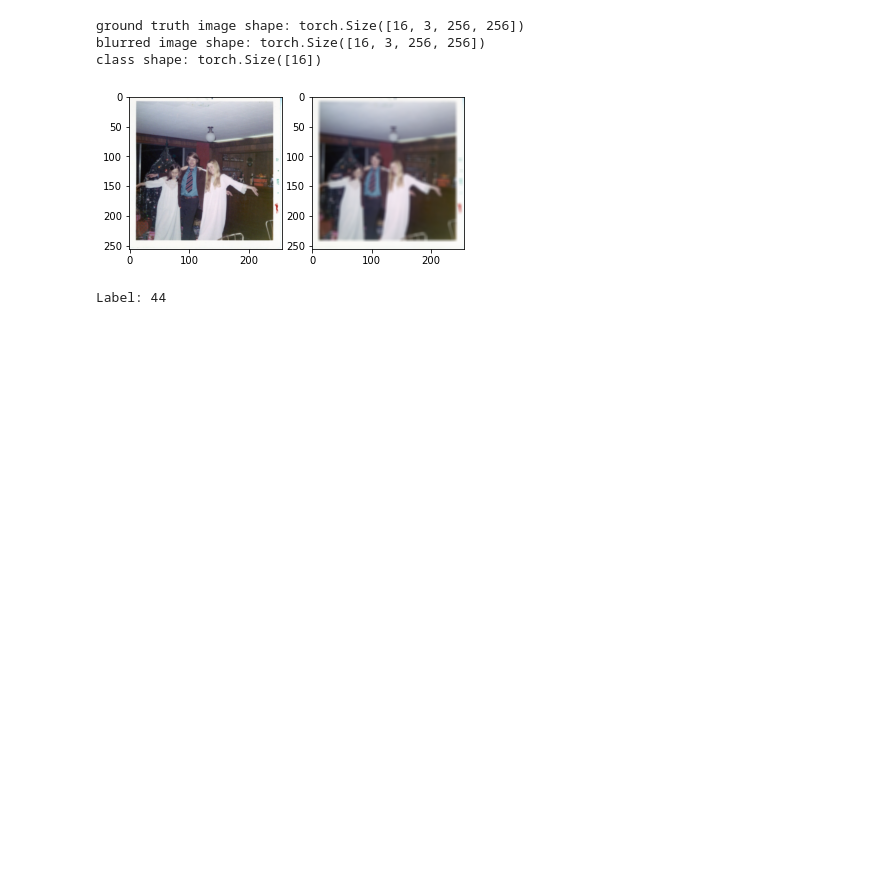
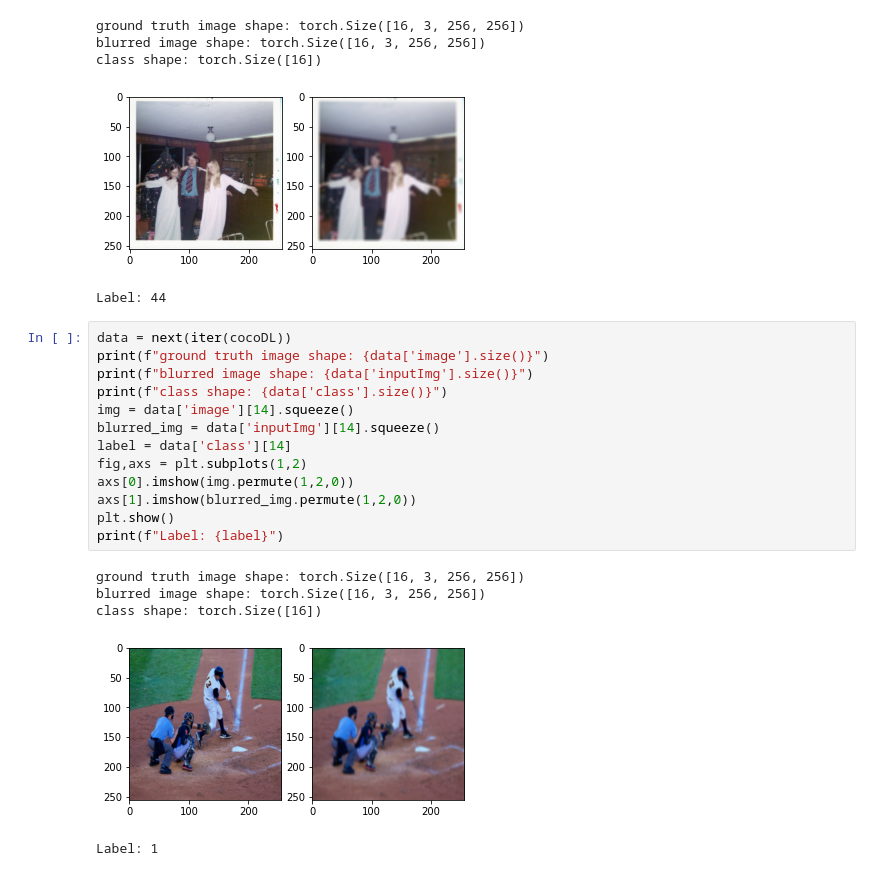
Before and after one commit to kushagraagrawal/Test_Time_Training_Image_Deblurring, a Jupyter notebook: Visualisation_playground.ipynb, the cells around one changed output. Cells and saved outputs as stored; diff of their text form; blank space fills up the shorter version.

```diff
--- a/Visualisation_playground.ipynb
+++ b/Visualisation_playground.ipynb
@@ -58,3 +58,22 @@ blurred image shape: torch.Size([16, 3, 256, 256])
 class shape: torch.Size([16])
 [figure]
 Label: 44
+# %%
+data = next(iter(cocoDL))
+print(f"ground truth image shape: {data['image'].size()}")
+print(f"blurred image shape: {data['inputImg'].size()}")
+print(f"class shape: {data['class'].size()}")
+img = data['image'][14].squeeze()
+blurred_img = data['inputImg'][14].squeeze()
+label = data['class'][14]
+fig,axs = plt.subplots(1,2)
+axs[0].imshow(img.permute(1,2,0))
+axs[1].imshow(blurred_img.permute(1,2,0))
+plt.show()
+print(f"Label: {label}")
+# %% [output]
+ground truth image shape: torch.Size([16, 3, 256, 256])
+blurred image shape: torch.Size([16, 3, 256, 256])
+class shape: torch.Size([16])
+[figure, added]
+Label: 1
```
Also changed, not shown: parts of 2 cells of this notebook, 1 other file.
